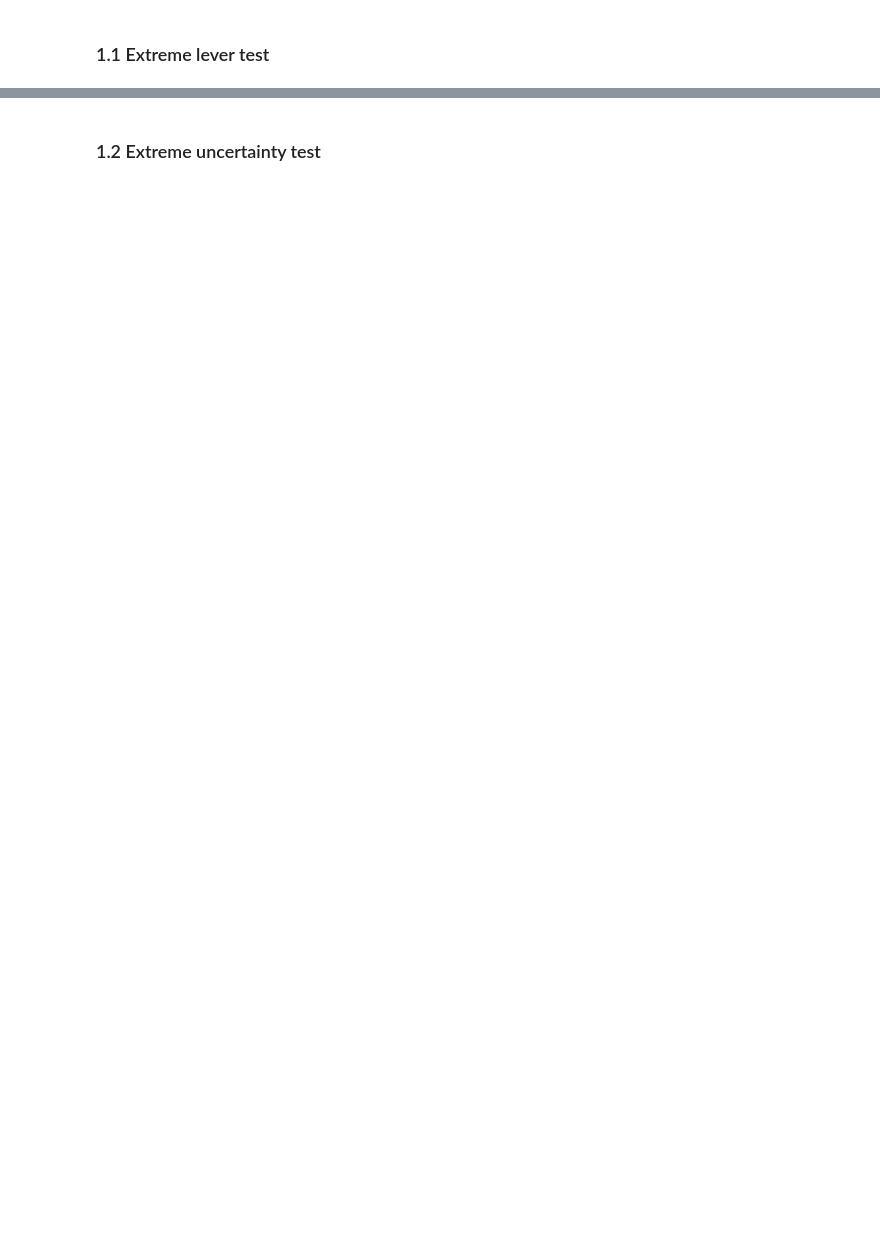
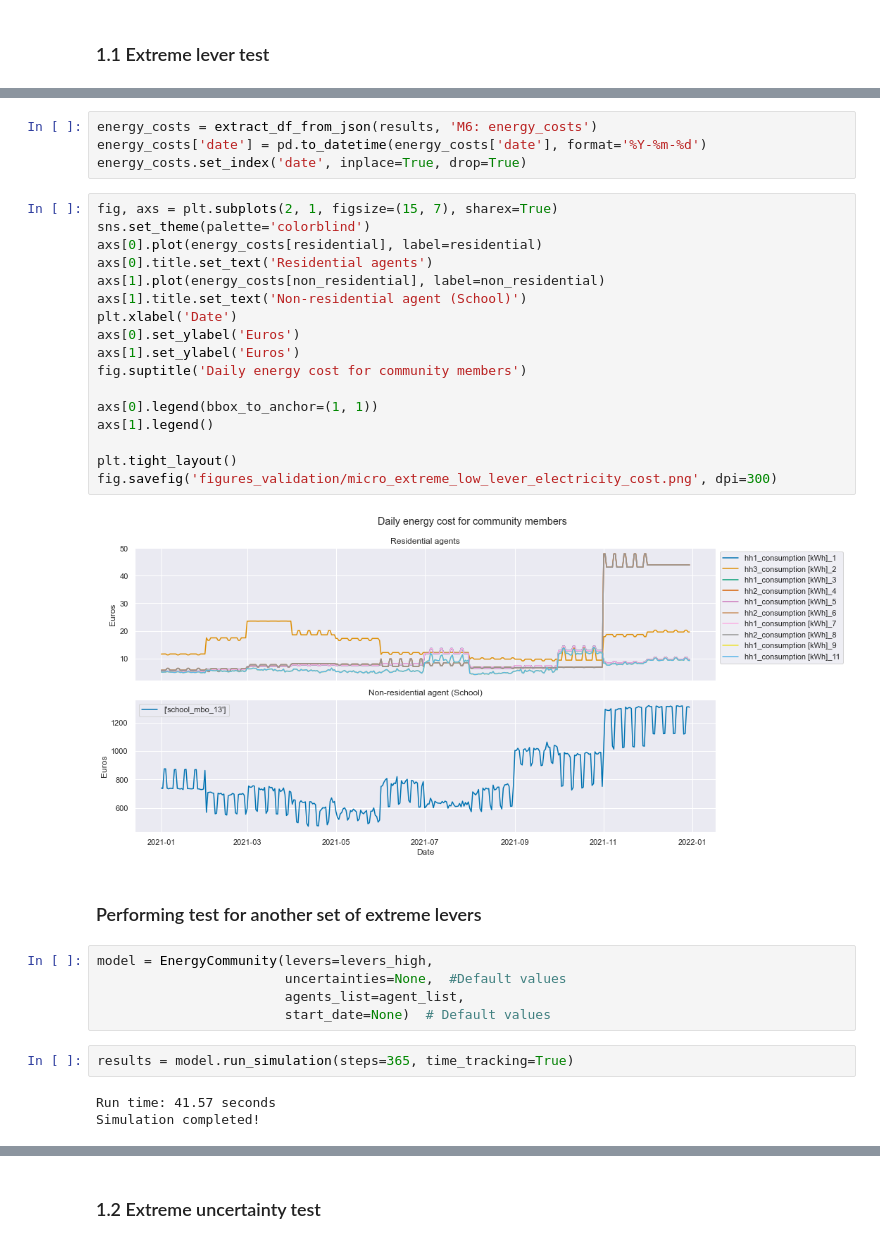
Before and after one commit to SoniAnmol/Modelling-Dutch-Energy-Communities, a Jupyter notebook: evidence_files/model_validation.ipynb, the cells around one changed output, grey strips where cells are left out. Drawn from its saved outputs; the diff is of its cells as text; blank space fills up the shorter version.

```diff
--- a/evidence_files/model_validation.ipynb
+++ b/evidence_files/model_validation.ipynb
@@ -183,0 +151,35 @@ ts.quantile(0.7)
+# %%
+energy_costs = extract_df_from_json(results, 'M6: energy_costs')
+energy_costs['date'] = pd.to_datetime(energy_costs['date'], format='%Y-%m-%d')
+energy_costs.set_index('date', inplace=True, drop=True)
+# %%
+fig, axs = plt.subplots(2, 1, figsize=(15, 7), sharex=True)
+sns.set_theme(palette='colorblind')
+axs[0].plot(energy_costs[residential], label=residential)
+axs[0].title.set_text('Residential agents')
+axs[1].plot(energy_costs[non_residential], label=non_residential)
+axs[1].title.set_text('Non-residential agent (School)')
+plt.xlabel('Date')
+axs[0].set_ylabel('Euros')
+axs[1].set_ylabel('Euros')
+fig.suptitle('Daily energy cost for community members')
+
+axs[0].legend(bbox_to_anchor=(1, 1))
+axs[1].legend()
+
+plt.tight_layout()
+fig.savefig('figures_validation/micro_extreme_low_lever_electricity_cost.png', dpi=300)
+# %% [output]
+[figure, added]
+# %% [markdown]
+### Performing test for another set of extreme levers
+# %%
+model = EnergyCommunity(levers=levers_high,
+                        uncertainties=None,  #Default values
+                        agents_list=agent_list,
+                        start_date=None)  # Default values
+# %%
+results = model.run_simulation(steps=365, time_tracking=True)
+# %% [output]
+Run time: 41.57 seconds
+Simulation completed!
```
Also changed, not shown: parts of 83 cells of this notebook, 24 other files.
